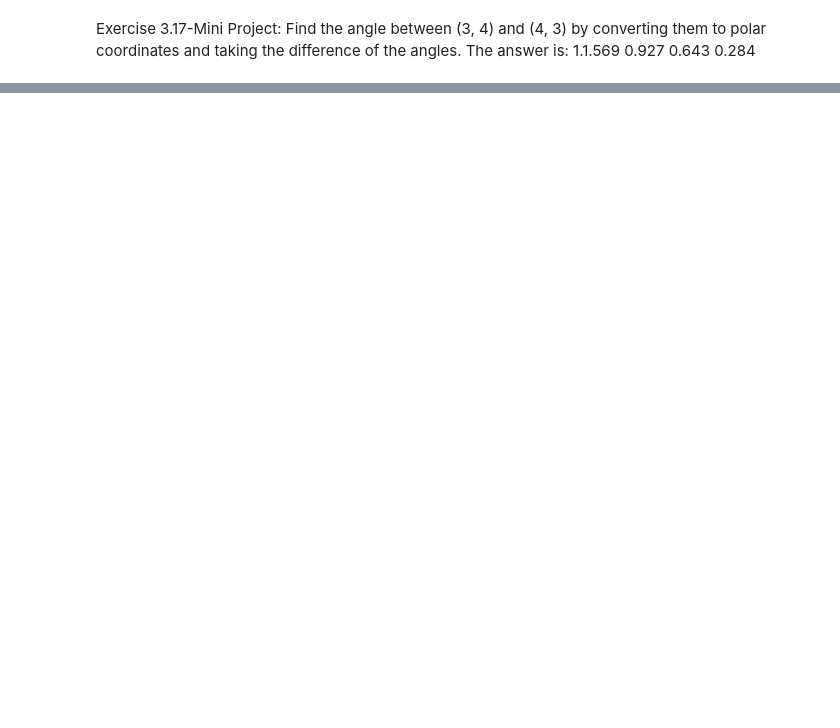
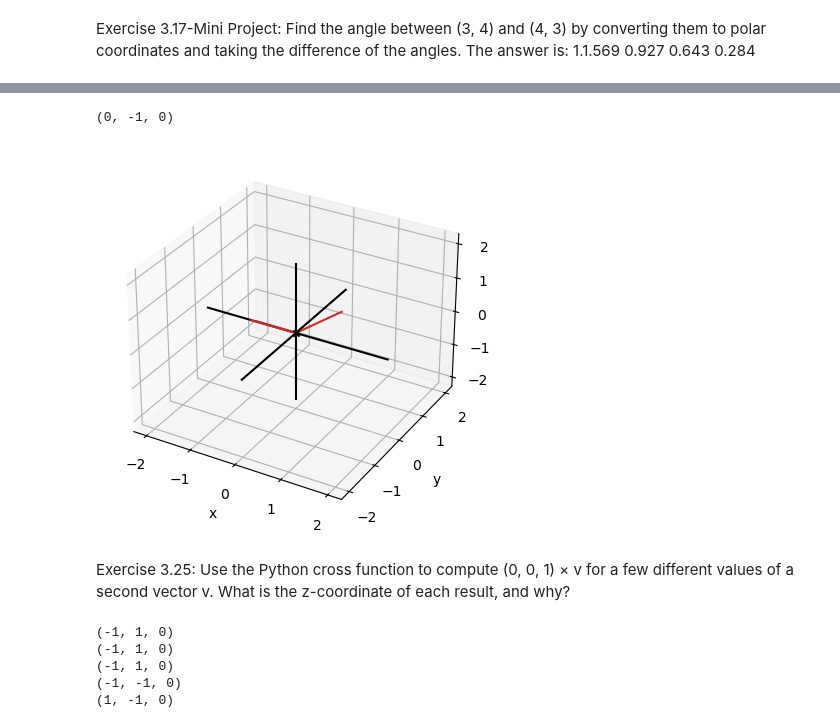
Before and after one commit to Brailor/Math-for-Programmers, a Jupyter notebook: Chapter 03/own.ipynb, the cells around one changed output, grey strips where cells are left out. Saved outputs shown, nothing was run; the diff lists cells and outputs as text; code cells hidden in the pictures; blank space fills up the shorter version.

```diff
--- a/Chapter 03/own.ipynb
+++ b/Chapter 03/own.ipynb
@@ -317,0 +341,5 @@ NameError: name 'atan' is not defined
+# %%
+def cross(u, v):
+    ux,uy,uz = u
+    vx,vy,vz = v
+    return (uy*vz - uz*vy, uz*vx - ux*vz, ux*vy - uy*vx)
@@ -317,0 +361,24 @@ NameError: name 'atan' is not defined
+# %%
+print(cross((1,0,1), (-1,0,0)))
+draw3d(
+    Arrow3D((1,0,1)),
+    Arrow3D((-1,0,0))
+)
+# %% [output]
+(0, -1, 0)
+[figure, added]
+# %% [markdown]
+Exercise 3.25: Use the Python cross function to compute (0, 0, 1) × v for a few different values of a second vector v. What is the z-coordinate of each result, and why?
+# %%
+u = (0, 0, 1)
+print(cross(u, (1, 1, 1)))
+print(cross(u, (1, 1, 0)))
+print(cross(u, (1, 1, -1)))
+print(cross(u, (-1, 1, -1)))
+print(cross(u, (-1, -1, -1)))
+# %% [output]
+(-1, 1, 0)
+(-1, 1, 0)
+(-1, 1, 0)
+(-1, -1, 0)
+(1, -1, 0)
```
Also changed, not shown: parts of 23 cells of this notebook, 1 other file.
